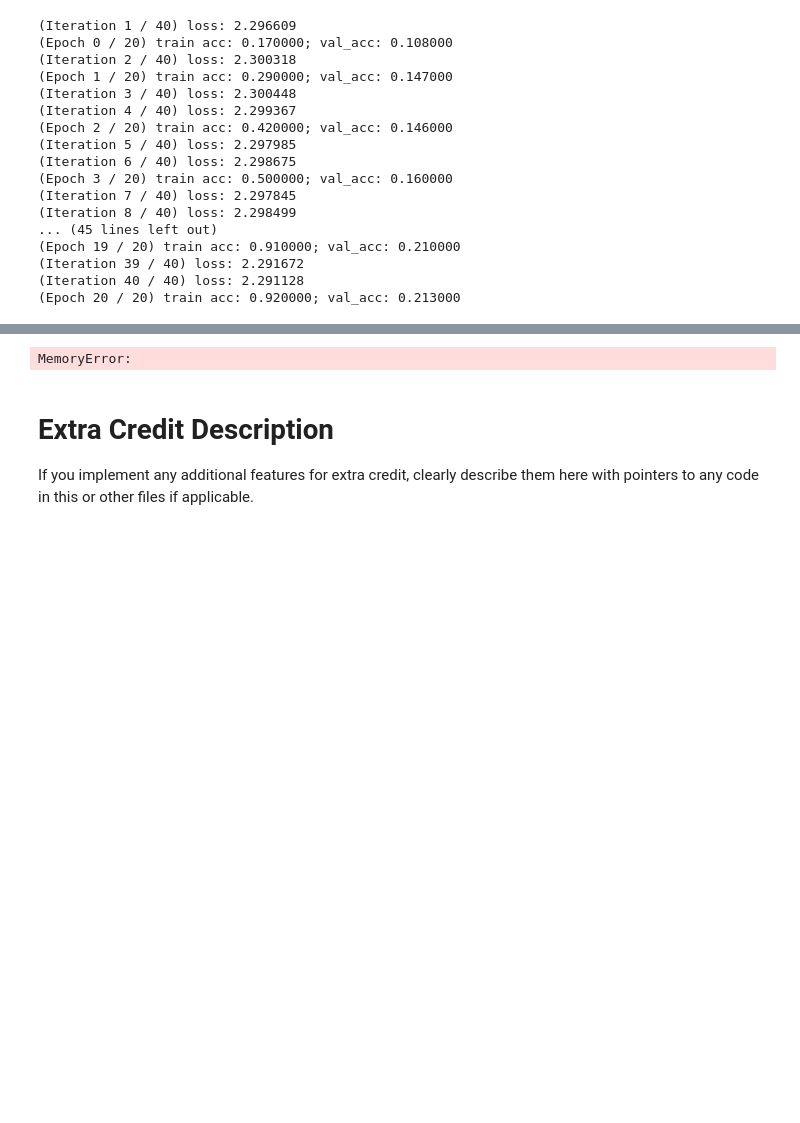
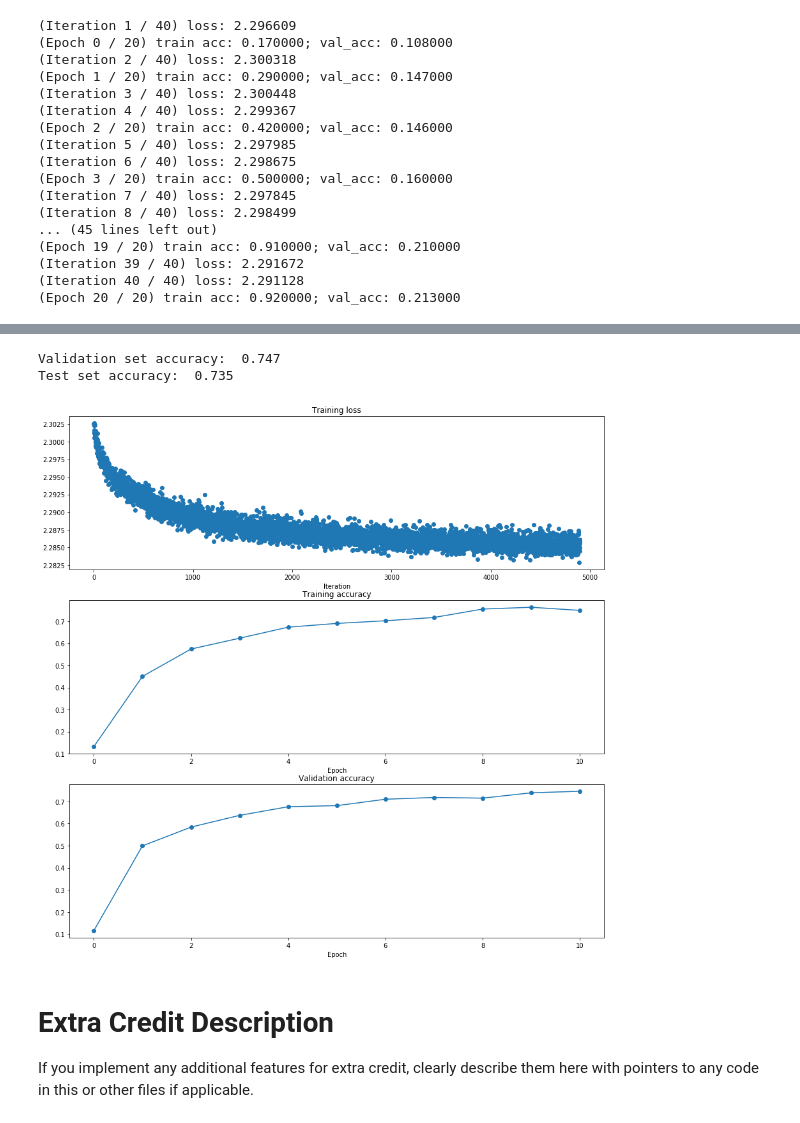
Before and after one commit to Curt-Park/cs231n_assignments, a Jupyter notebook: Assignment2/ConvolutionalNetworks.ipynb, the cells around one changed output, grey strips where cells are left out. Drawn from its saved outputs; the diff is of its cells as text; code cells hidden in the pictures; blank space fills up the shorter version.

```diff
--- a/Assignment2/ConvolutionalNetworks.ipynb
+++ b/Assignment2/ConvolutionalNetworks.ipynb
@@ -31,7 +31,7 @@ def rel_error(x, y):
 # %%
 # Load the (preprocessed) CIFAR10 data.
 
-data = get_CIFAR10_data(batch_num=2, num_training=19000)
+data = get_CIFAR10_data()
 for k, v in data.iteritems():
   print '%s: ' % k, v.shape
 # %% [output]
@@ -733,6 +733,8 @@ solver.train()
 (Iteration 40 / 40) loss: 2.291128
 (Epoch 20 / 20) train acc: 0.920000; val_acc: 0.213000
 # %%
+from cs231n.classifiers.convnet import *
+
 # Train!
 model = MyConvNet(input_dim=(3, 32, 32), num_classes=10,
                   conv_params=[{'filter_num':16, 'filter_size':3, 'stride':1},
@@ -753,11 +755,11 @@ model = MyConvNet(input_dim=(3, 32, 32), num_classes=10,
                  )
 
 solver = Solver(model, data,
-                num_epochs=20, batch_size=200,
+                num_epochs=10, batch_size=100,
                 lr_decay=0.9, update_rule='adam',
                 optim_config={
                   'learning_rate': 1e-3,
                 },
-                verbose=True, print_every=10)
+                verbose=True, print_every=50)
 solver.train()
 # %% [output]
@@ -774,33 +783,33 @@ KeyboardInterrupt:
 # %%
-'''
 y_test_pred = np.argmax(model.loss(data['X_test']), axis=1)
 y_val_pred = np.argmax(model.loss(data['X_val']), axis=1)
 print 'Validation set accuracy: ', (y_val_pred == data['y_val']).mean()
 print 'Test set accuracy: ', (y_test_pred == data['y_test']).mean()
-'''
 
 plt.subplot(3, 1, 1)
 plt.title('Training loss')
 plt.xlabel('Iteration')
 plt.plot(solver.loss_history, 'o')
 
 plt.subplot(3, 1, 2)
 plt.title('Training accuracy')
 plt.xlabel('Epoch')
 plt.plot(solver.train_acc_history, '-o')
 
 plt.subplot(3, 1, 3)
 plt.title('Validation accuracy')
 plt.xlabel('Epoch')
 plt.plot(solver.val_acc_history, '-o')
 
 for i in [1, 2, 3]:
   plt.subplot(3, 1, i)
   plt.legend(loc='upper center', ncol=4)
 plt.gcf().set_size_inches(15, 15)
 plt.show()
 # %% [output]
-MemoryError:
+Validation set accuracy:  0.747
+Test set accuracy:  0.735
+[figure, added]
 # %% [markdown]
 # Extra Credit Description
 If you implement any additional features for extra credit, clearly describe them here with pointers to any code in this or other files if applicable.
```
Also changed, not shown: parts of 2 cells of this notebook, 1 other file.
